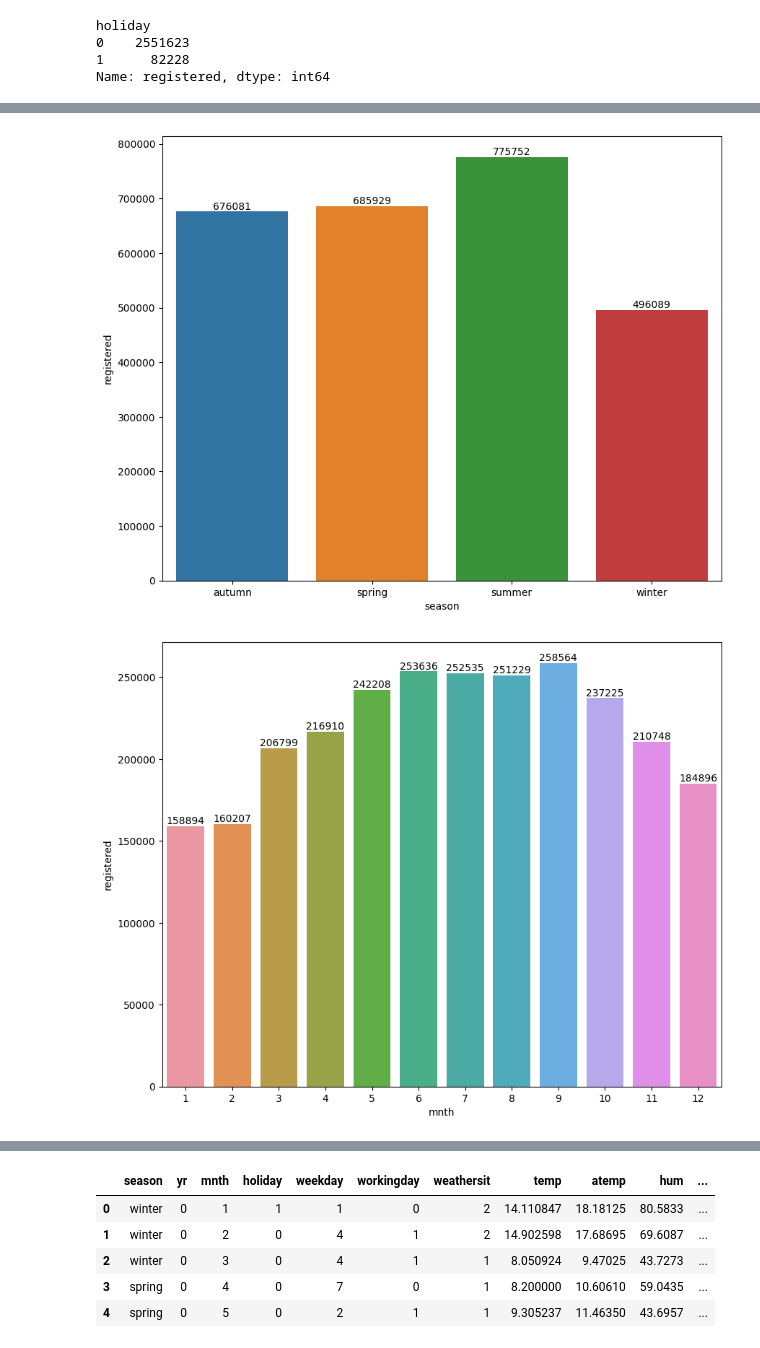
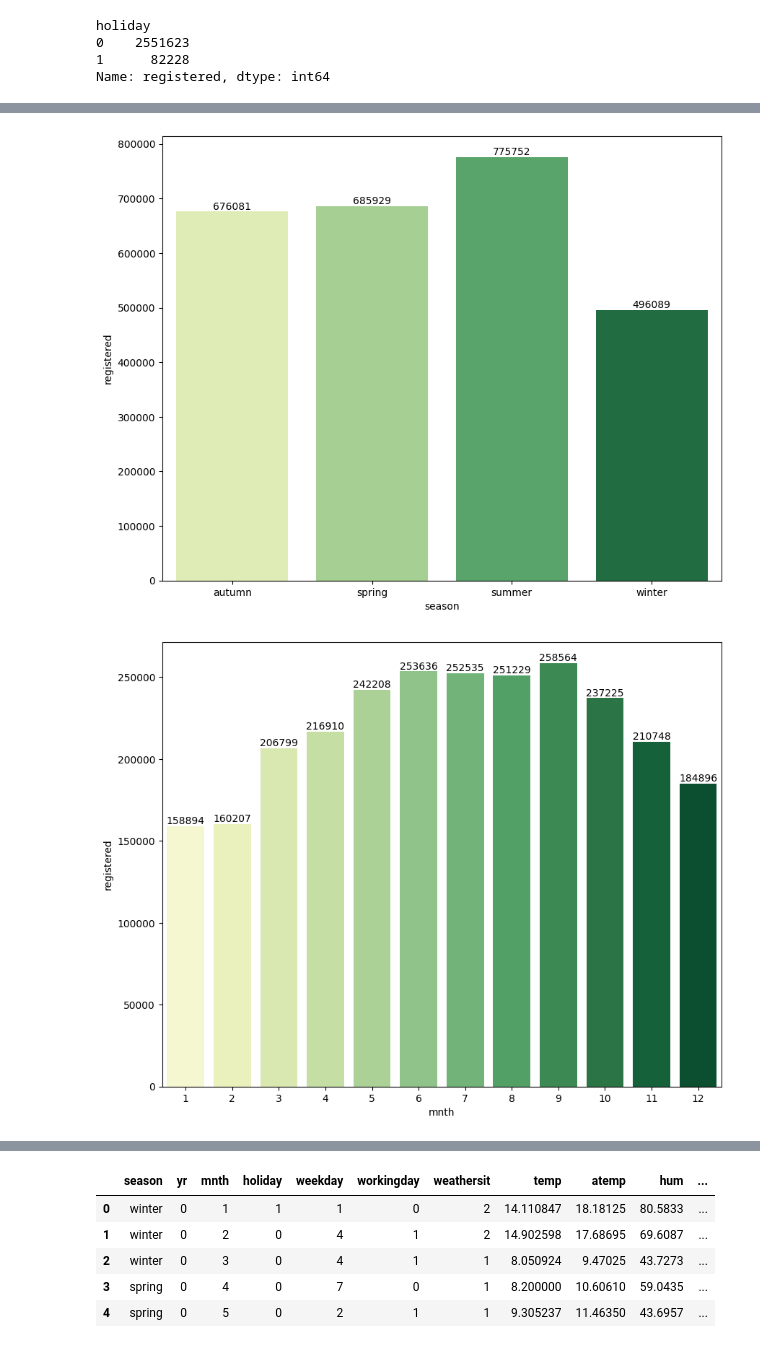
Before and after one commit to Adalab/DA-project-da-promo-c-modulo-3-team-6, a Jupyter notebook: 02-Visualizacion.ipynb, the cells around one changed output, grey strips where cells are left out. Cells and saved outputs as stored; diff of their text form; code cells hidden in the pictures.

```diff
--- a/02-Visualizacion.ipynb
+++ b/02-Visualizacion.ipynb
@@ -169,16 +172,16 @@ plt.savefig("datos/weekdayday-re.png")
 # %%
 df_season = df.groupby("season").sum().reset_index()
-ax = sns.barplot(x= "season", y = "registered", data = df_season, errwidth=0)
+ax = sns.barplot(x= "season", y = "registered", data = df_season, errwidth=0, palette= "YlGn")
 ax.bar_label(ax.containers[0])
 plt.savefig("datos/season-re.png")
 # %% [output]
-[figure, old version]
+[figure, new version]
 # %%
 df_month = df.groupby("mnth").sum().reset_index()
-ax = sns.barplot(x= "mnth", y = "registered", data = df_month, errwidth=0)
+ax = sns.barplot(x= "mnth", y = "registered", data = df_month, errwidth=0, palette= "YlGn")
 ax.bar_label(ax.containers[0])
 plt.savefig("datos/month-re.png")
 # %% [output]
-[figure, old version]
+[figure, new version]
 # %%
 df_weather = df.groupby("weathersit").sum().reset_index()
```
Also changed, not shown: parts of 8 cells of this notebook, 21 other files.
